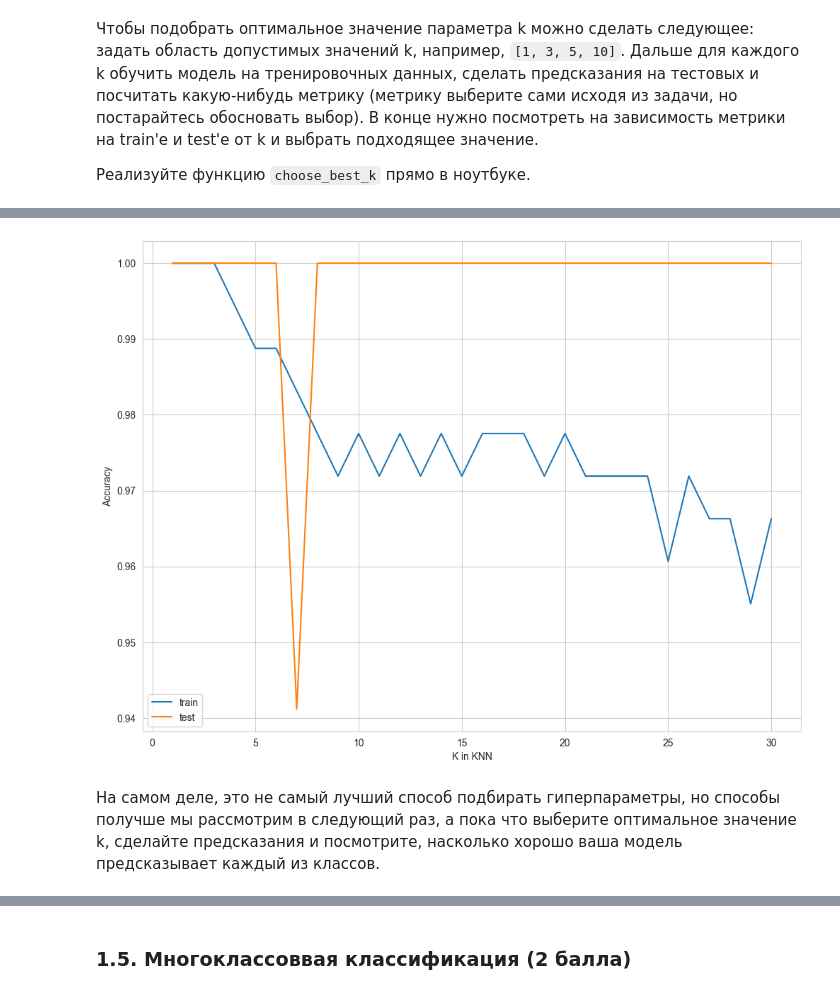
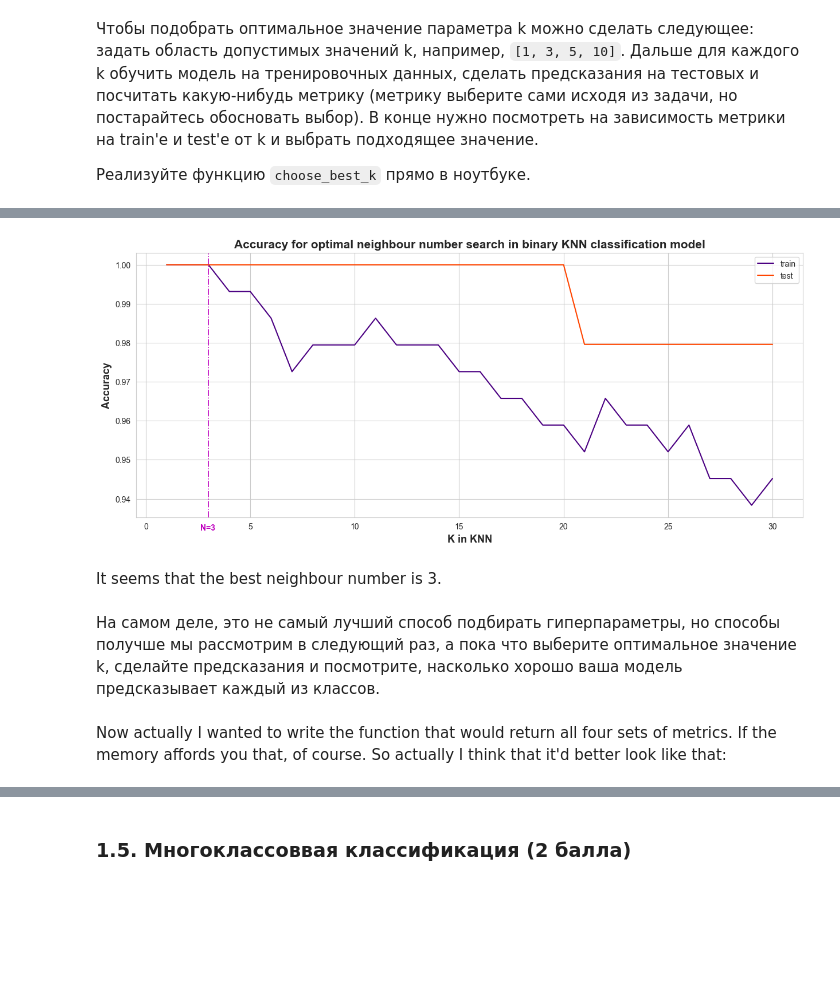
Before and after one commit to pavlovanadia/BI_ML_2023, a Jupyter notebook: HW1/code/KNN.ipynb, the cells around one changed output, grey strips where cells are left out. Saved outputs shown, nothing was run; the diff lists cells and outputs as text; code cells hidden in the pictures; blank space fills up the shorter version.

```diff
--- a/HW1/code/KNN.ipynb
+++ b/HW1/code/KNN.ipynb
@@ -132,7 +143,8 @@ X.shape, y.shape # checked the number of objects
 # %% [output]
 ((1000, 784), (1000,))
 # %%
-X_train, X_test, y_train, y_test = train_test_split(X, y, test_size=0.1, random_state=SEED)
+test_proportion = 0.25
+X_train, X_test, y_train, y_test = train_test_split(X, y, test_size=test_proportion, random_state=SEED)
 # %% [markdown]
 ### 1.4. KNN для бинарной классификации (6 баллов)
 # %% [markdown]
@@ -272,30 +292,33 @@ def find_best_k(X_train, y_train, X_test, y_test, params, metric, beau=False):
 
     result_train = list()
     result_test = list()
+    metrics_list = [precision_score, recall_score, f1_score, accuracy_score]
 
     for neighbour_number in params:
         knn_classifier_search = KNNClassifier(k=neighbour_number)
-        knn_classifier_search.fit(binary_train_X, binary_train_y)
+        knn_classifier_search.fit(X_train, y_train)
 
-        prediction_search_train = knn_classifier_search.predict(binary_train_X)
-        prec_train, rec_train, f1_train, acc_train = binary_classification_metrics(prediction_search_train, binary_train_y)
+        prediction_search_train = knn_classifier_search.predict(X_train)
+        prediction_search_test = knn_classifier_search.predict(X_test)
 
-        prediction_search_test = knn_classifier_search.predict(binary_test_X)
-        prec_test, rec_test, f1_test, acc_test = binary_classification_metrics(prediction_search_test, binary_test_y)
+        if len(np.unique(y, return_counts=True)[1]) == 2:
+            metric_train = binary_classification_metrics(prediction_search_train, y_train)[metrics_list.index(metric)]
+            metric_test = binary_classification_metrics(prediction_search_test, y_test)[metrics_list.index(metric)]
+
+        elif len(np.unique(y, return_counts=True)[1]) > 2:
+            metric_train = multiclass_accuracy(prediction_search_train, y_train)
+            metric_test = multiclass_accuracy(prediction_search_test, y_test)
 
         if beau:
             print(f'K number: {neighbour_number}')
-            print(f'Train dataset metrics: Precision {prec_train} Recall {rec_train} F1-score {f1_train} Accuracy {acc_train}')
-            print(f'Test dataset metrics: Precision {prec_test} Recall {rec_test} F1-score {f1_test} Accuracy {acc_test}')
+            print(f'Train dataset metric: {metric_train}')
+            print(f'Test dataset metric: {metric_test}')
 
-        train_metrics = tuple([prec_train, rec_train, f1_train, acc_train])
-        test_metrics = tuple([prec_test, rec_test, f1_test, acc_test])
-
-        result_train.append(train_metrics)
-        result_test.append(test_metrics)
+        result_train.append(metric_train)
+        result_test.append(metric_test)
 
     return result_train, result_test
 # %%
 #params = [1, 2, 3, 4, 5, 7, 8, 10, 30]
 params = list(range(1, 31))
-train_metrics, test_metrics = find_best_k(binary_train_X, binary_train_y, binary_test_X, binary_test_y, params, accuracy_score, beau=True)
+train_metrics, test_metrics = find_best_k(binary_train_X, binary_train_y, binary_test_X, binary_test_y, params, accuracy_score, beau=False)
@@ -320,10 +325,19 @@ Test dataset metrics: Precision 1.0 Recall 1.0 F1-score 1.0 Accuracy 1.0
 # %%
-plt.plot(params, np.array(train_metrics)[ : , 3], label="train")
-plt.plot(params, np.array(test_metrics)[ : , 3], label="test")
+plt.figure(figsize=(15, 6))
+plt.title("Accuracy for optimal neighbour number search in binary KNN classification model", size=15, weight="bold")
+plt.plot(params, np.array(train_metrics), label="train", color='indigo')
+plt.plot(params, np.array(test_metrics), label="test", color='orangered')
 plt.legend()
-plt.xlabel("K in KNN")
-plt.ylabel("Accuracy");
+plt.xlabel("K in KNN", size=13, weight="bold")
+plt.ylabel("Accuracy", size=13, weight="bold")
+plt.axvline(x=3, color='m', linestyle='-.', linewidth=1.2)
+plt.text(x=2.6, y=0.932, s="N=3", fontdict={'fontsize': 10, 'fontweight': 'bold', 'color': 'm'});
 # %% [output]
-[figure, old version]
+[figure, new version]
+# %% [markdown]
+It seems that the best neighbour number is 3.
 # %% [markdown]
 На самом деле, это не самый лучший способ подбирать гиперпараметры, но способы получше мы рассмотрим в следующий раз, а пока что выберите оптимальное значение k, сделайте предсказания и посмотрите, насколько хорошо ваша модель предсказывает каждый из классов.
+# %% [markdown]
+Now actually I wanted to write the function that would return all four sets of metrics. If the memory affords you that, of course.
+So actually I think that it'd better look like that:
```
Also changed, not shown: parts of 66 cells of this notebook, 3 other files.
